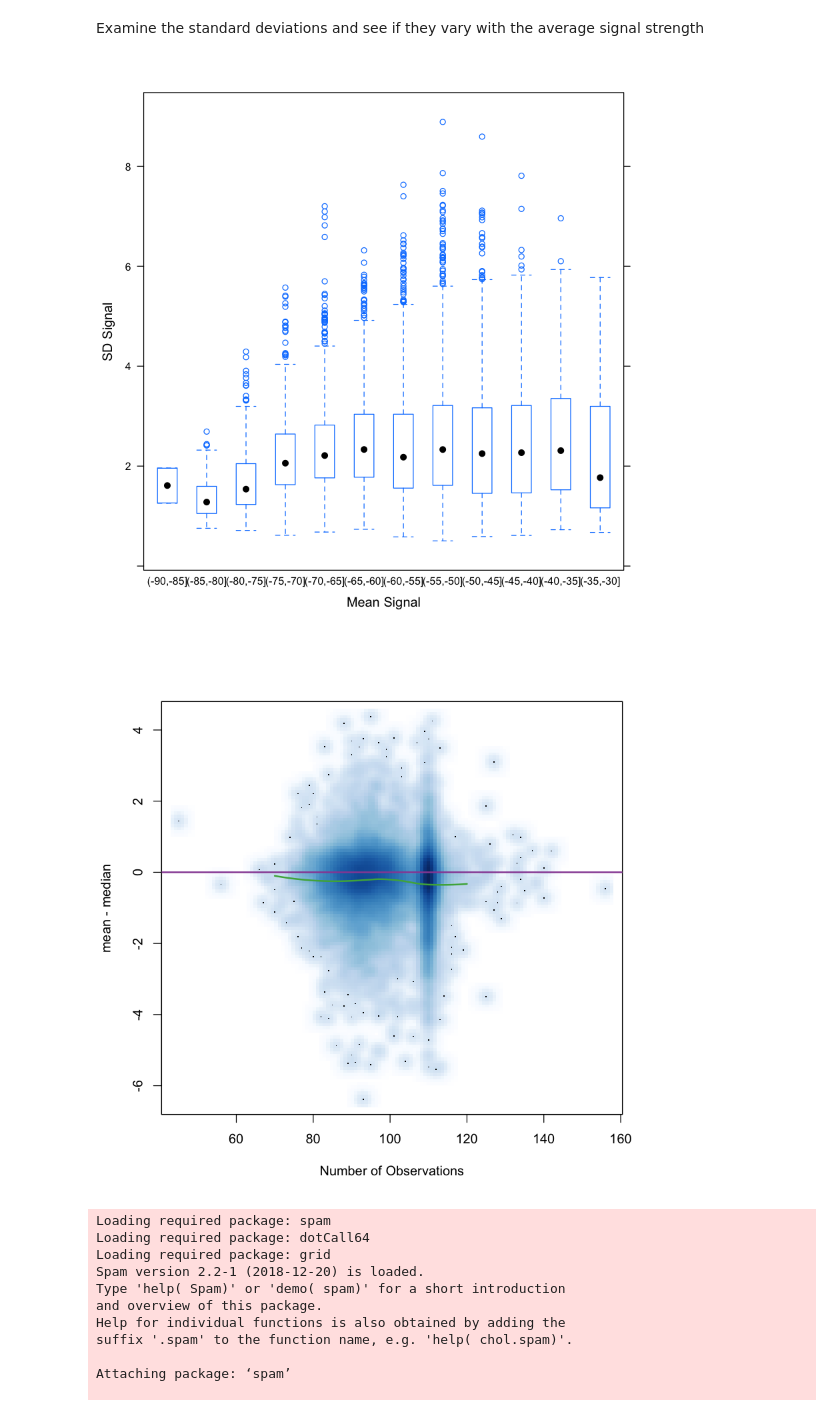
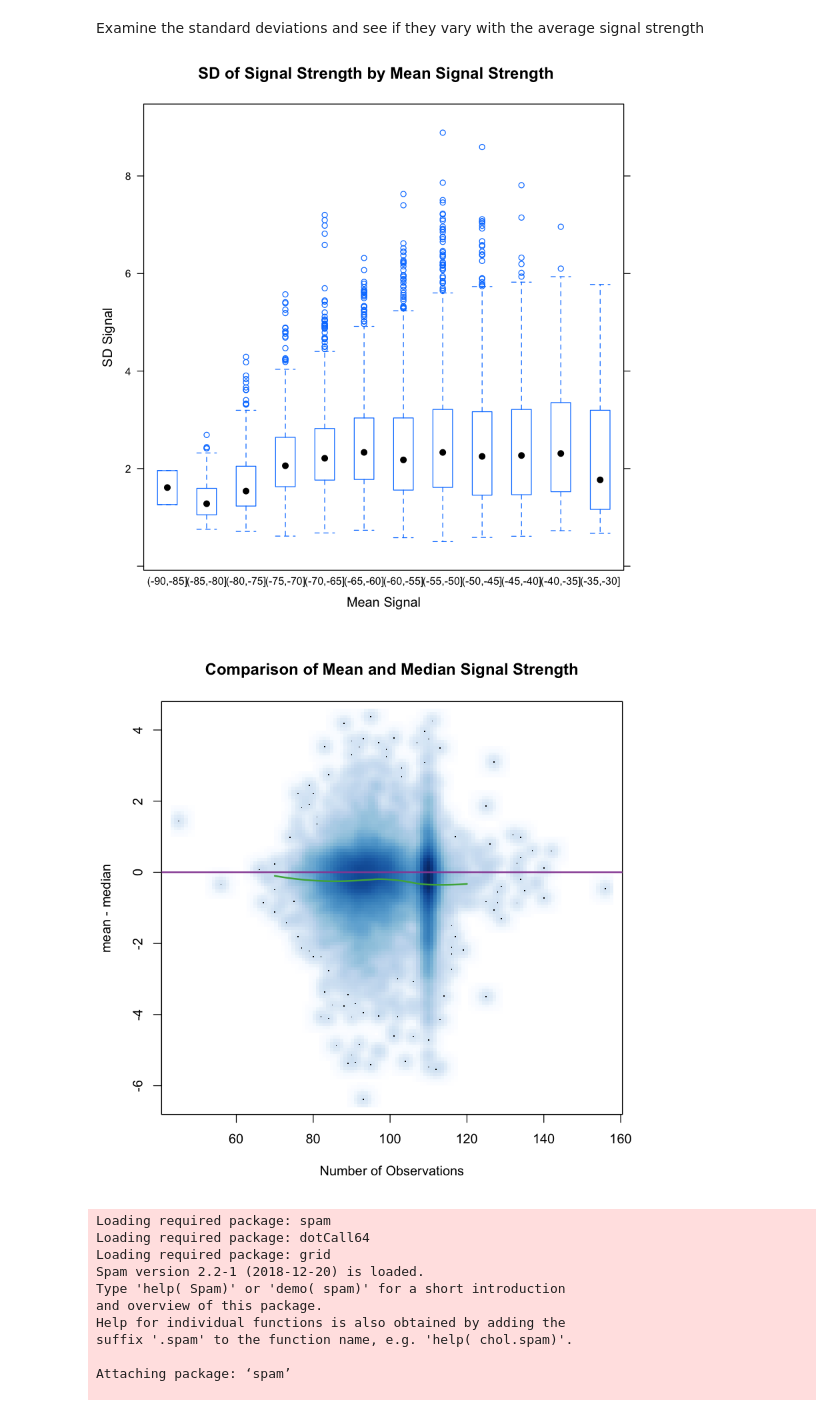
Before and after one commit to kjprice/smu-quantifying-the-world, a Jupyter notebook: CaseStudy1/Perform Analysis (From Book).ipynb, the cells around one changed output. Cells and saved outputs as stored; diff of their text form; code cells hidden in the pictures.

```diff
--- a/CaseStudy1/Perform Analysis (From Book).ipynb
+++ b/CaseStudy1/Perform Analysis (From Book).ipynb
@@ -79,28 +79,29 @@ strength
 # %%
 breaks = seq(-90, -30, by = 5)
 bwplot(sdSignal ~ cut(avgSignal, breaks = breaks),
 data = offlineSummary,
-subset = mac != "00:0f:a3:39:dd:cd",
+subset = mac != "00:0f:a3:39:dd:cd",main = "SD of Signal Strength by Mean Signal Strength",
 xlab = "Mean Signal", ylab = "SD Signal")
 
 with(offlineSummary,
 smoothScatter((avgSignal - medSignal) ~ num,
+main = "Comparison of Mean and Median Signal Strength",
 xlab = "Number of Observations",
 ylab = "mean - median"))
 abline(h = 0, col = "#984ea3", lwd = 2)
 
 
 lo.obj =
 with(offlineSummary,
 loess(diff ~ num,
 data = data.frame(diff = (avgSignal - medSignal),
 num = num)))
 
 lo.obj.pr = predict(lo.obj, newdata = data.frame(num = (70:120)))
 lines(x = 70:120, y = lo.obj.pr, col = "#4daf4a", lwd = 2)
 # %% [output]
-[figure, old version]
+[figure, new version]
-[figure, old version]
+[figure, new version]
 # %%
 library(fields)
 #get subMacs from previiys clean file
```
Also changed, not shown: parts of 5 cells of this notebook, 1 other file.
